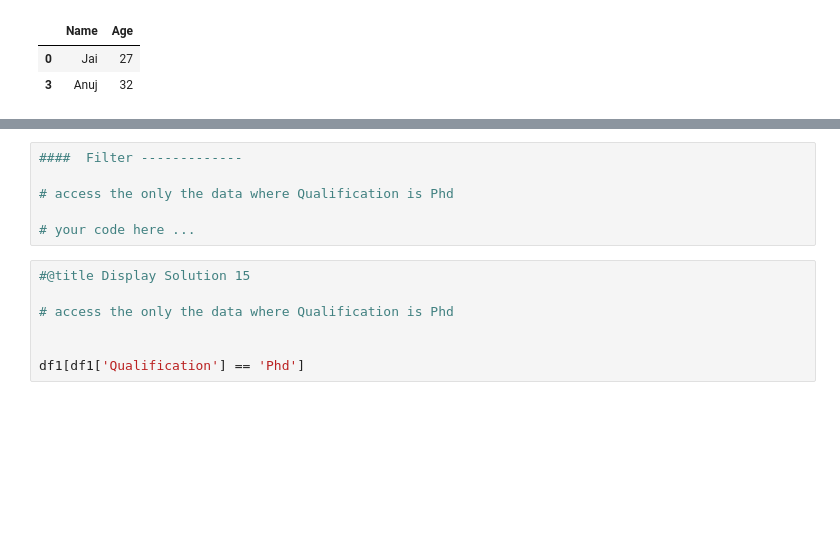
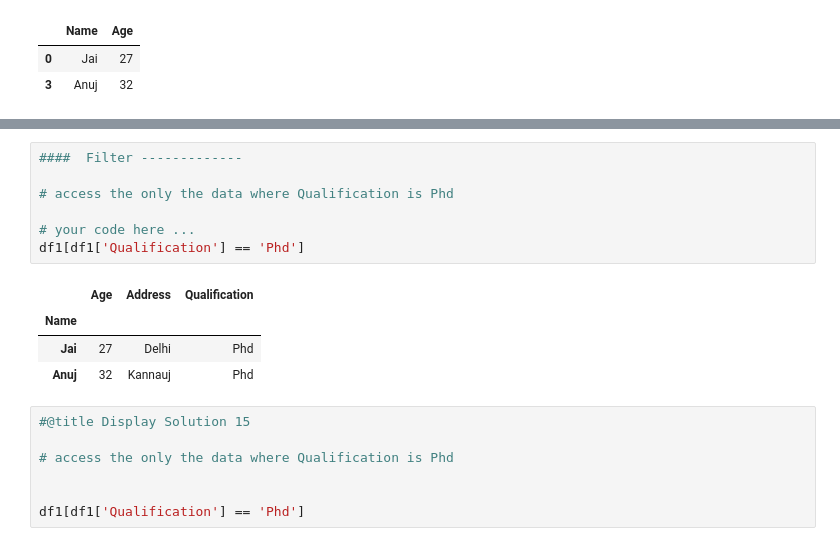
Before and after one commit to Solenluna/Module1, a Jupyter notebook: Python_Basics_Module_1_Practise.ipynb, the cells around one changed output, grey strips where cells are left out. Saved outputs shown, nothing was run; the diff lists cells and outputs as text; blank space fills up the shorter version.

```diff
--- a/Python_Basics_Module_1_Practise.ipynb
+++ b/Python_Basics_Module_1_Practise.ipynb
@@ -1813,9 +1856,15 @@ df1.loc[['Jai' , 'Anuj', 'Gaurav'], 'Qualification']
 # %%
 ####  Filter -------------
 
 # access the only the data where Qualification is Phd
 
 # your code here ...
+df1[df1['Qualification'] == 'Phd']
+# %% [output]
+|  | Age | Address | Qualification |
+| Name |  |  |  |
+| Jai | 27 | Delhi | Phd |
+| Anuj | 32 | Kannauj | Phd |
 # %%
 #@title Display Solution 15
 
```
Also changed, not shown: parts of 23 cells of this notebook.
